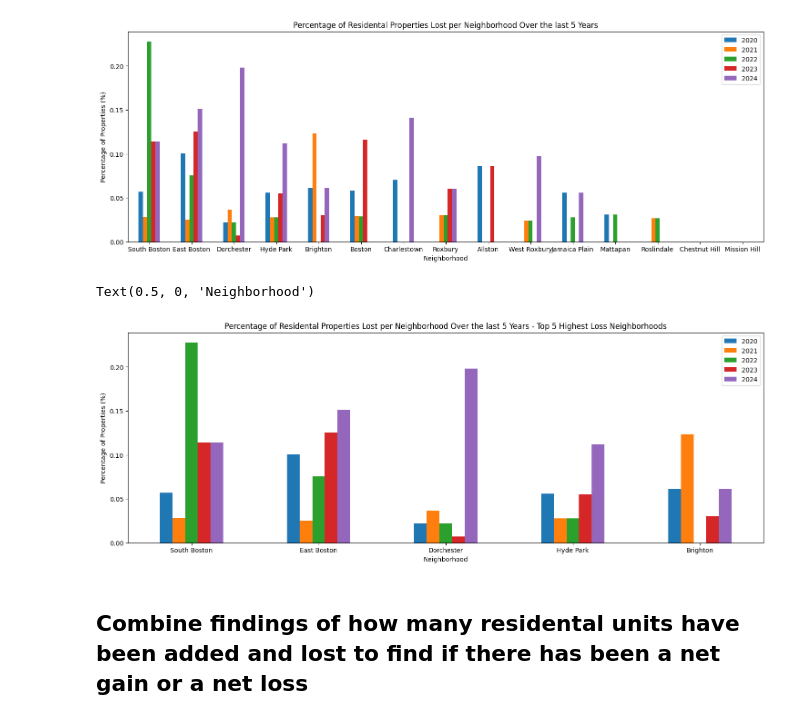
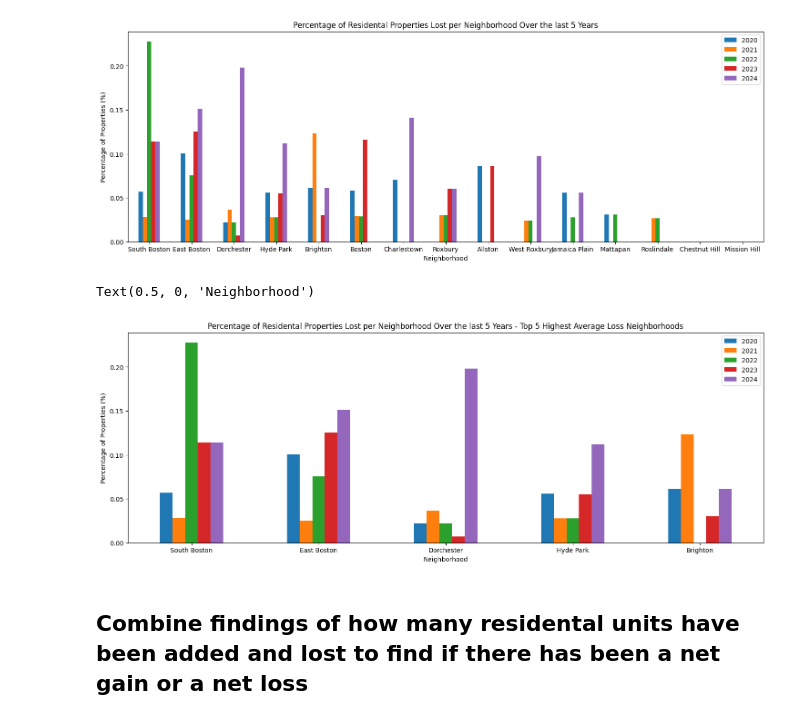
Before and after one commit to BU-Spark/ds-boston-remodeling, a Jupyter notebook: sp24-team-c/Final Insights/property-loss-by-neighborhood.ipynb, the cells around one changed output. Cells and saved outputs as stored; diff of their text form; code cells hidden in the pictures.

```diff
--- a/sp24-team-c/Final Insights/property-loss-by-neighborhood.ipynb
+++ b/sp24-team-c/Final Insights/property-loss-by-neighborhood.ipynb
@@ -434,12 +426,12 @@ Text(0.5, 0, 'Neighborhood')
 [figure]
 # %%
 top5_lost.plot(kind='bar', figsize=(18,6), x='NEIGHBORHOOD', rot=0)
-plt.title('Percentage of Residental Properties Lost per Neighborhood Over the last 5 Years - Top 5 Highest Loss Neighborhoods')
+plt.title('Percentage of Residental Properties Lost per Neighborhood Over the last 5 Years - Top 5 Highest Average Loss Neighborhoods')
 plt.ylabel('Percentage of Properties (%)')
 plt.xlabel('Neighborhood')
 # %% [output]
 Text(0.5, 0, 'Neighborhood')
-[figure, old version]
+[figure, new version]
 # %% [markdown]
 ## Combine findings of how many residental units have been added and lost to find if there has been a net gain or a net loss
 # %%
```
Also changed, not shown: parts of 4 cells of this notebook.
